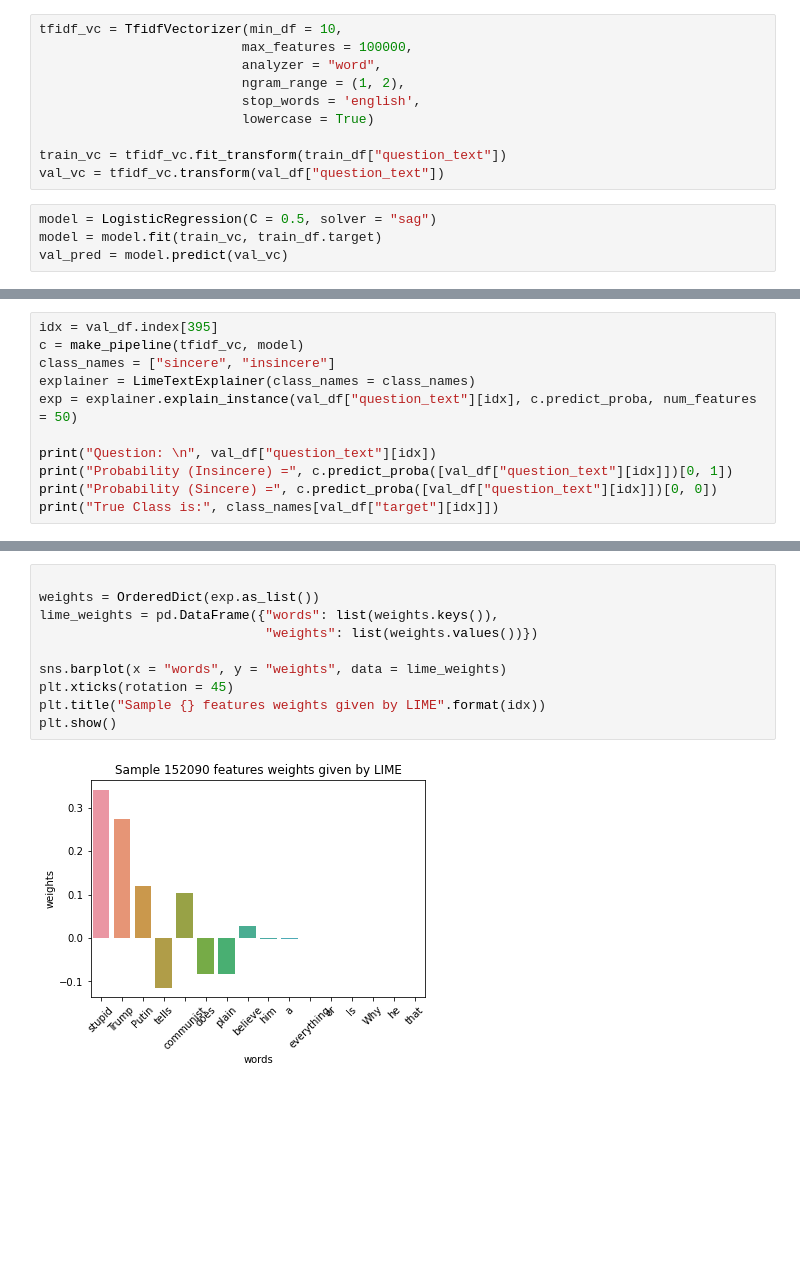
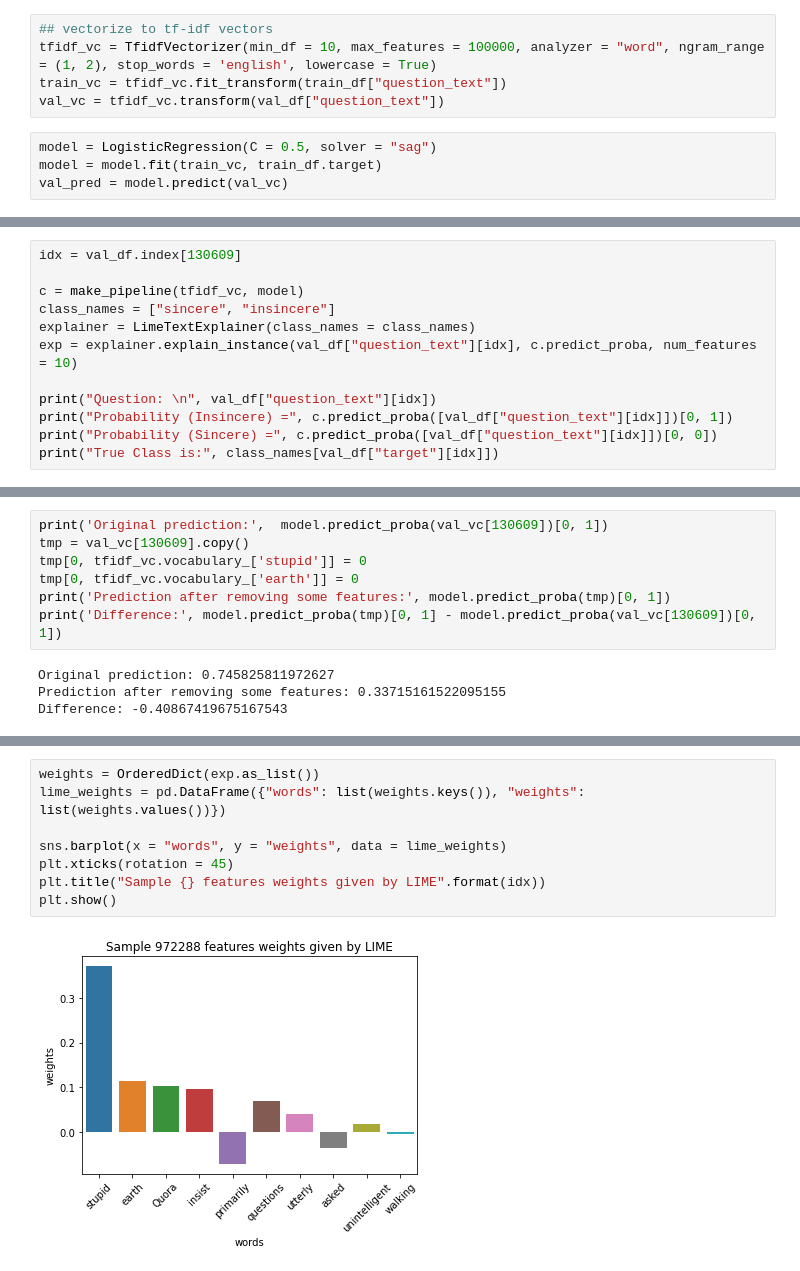
Before and after one commit to amamimaha/Explainable-Models, a Jupyter notebook: Quora sincere questions.ipynb, the cells around one changed output, grey strips where cells are left out. Cells and saved outputs as stored; diff of their text form; blank space fills up the shorter version.

```diff
--- a/Quora sincere questions.ipynb
+++ b/Quora sincere questions.ipynb
@@ -40,11 +44,6 @@ val_df.head(400)
 # %%
-tfidf_vc = TfidfVectorizer(min_df = 10,
-                          max_features = 100000,
-                          analyzer = "word",
-                          ngram_range = (1, 2),
-                          stop_words = 'english',
-                          lowercase = True)
-
+## vectorize to tf-idf vectors
+tfidf_vc = TfidfVectorizer(min_df = 10, max_features = 100000, analyzer = "word", ngram_range = (1, 2), stop_words = 'english', lowercase = True)
 train_vc = tfidf_vc.fit_transform(train_df["question_text"])
 val_vc = tfidf_vc.transform(val_df["question_text"])
 # %%
@@ -64,11 +57,12 @@ print(val_cv)
 # %% [output]
 0.4768372544263886
 # %%
-idx = val_df.index[395]
+idx = val_df.index[130609]
+
 c = make_pipeline(tfidf_vc, model)
 class_names = ["sincere", "insincere"]
 explainer = LimeTextExplainer(class_names = class_names)
-exp = explainer.explain_instance(val_df["question_text"][idx], c.predict_proba, num_features = 50)
+exp = explainer.explain_instance(val_df["question_text"][idx], c.predict_proba, num_features = 10)
 
 print("Question: \n", val_df["question_text"][idx])
 print("Probability (Insincere) =", c.predict_proba([val_df["question_text"][idx]])[0, 1])
@@ -102,3 +90,14 @@ exp.as_list()
+# %%
+print('Original prediction:',  model.predict_proba(val_vc[130609])[0, 1])
+tmp = val_vc[130609].copy()
+tmp[0, tfidf_vc.vocabulary_['stupid']] = 0
+tmp[0, tfidf_vc.vocabulary_['earth']] = 0
+print('Prediction after removing some features:', model.predict_proba(tmp)[0, 1])
+print('Difference:', model.predict_proba(tmp)[0, 1] - model.predict_proba(val_vc[130609])[0, 1])
+# %% [output]
+Original prediction: 0.745825811972627
+Prediction after removing some features: 0.33715161522095155
+Difference: -0.40867419675167543
 # %%
 exp.show_in_notebook(text=False)
 # %% [output]
@@ -108,14 +107,12 @@ exp.show_in_notebook(text=val_df["question_text"][idx], labels=(1,))
 # %% [output]
 [interactive output not drawn]
 # %%
-
 weights = OrderedDict(exp.as_list())
-lime_weights = pd.DataFrame({"words": list(weights.keys()),
-                             "weights": list(weights.values())})
+lime_weights = pd.DataFrame({"words": list(weights.keys()), "weights": list(weights.values())})
 
 sns.barplot(x = "words", y = "weights", data = lime_weights)
 plt.xticks(rotation = 45)
 plt.title("Sample {} features weights given by LIME".format(idx))
 plt.show()
 # %% [output]
-[figure, old version]
+[figure, new version]
```
Also changed, not shown: parts of 11 cells of this notebook.
